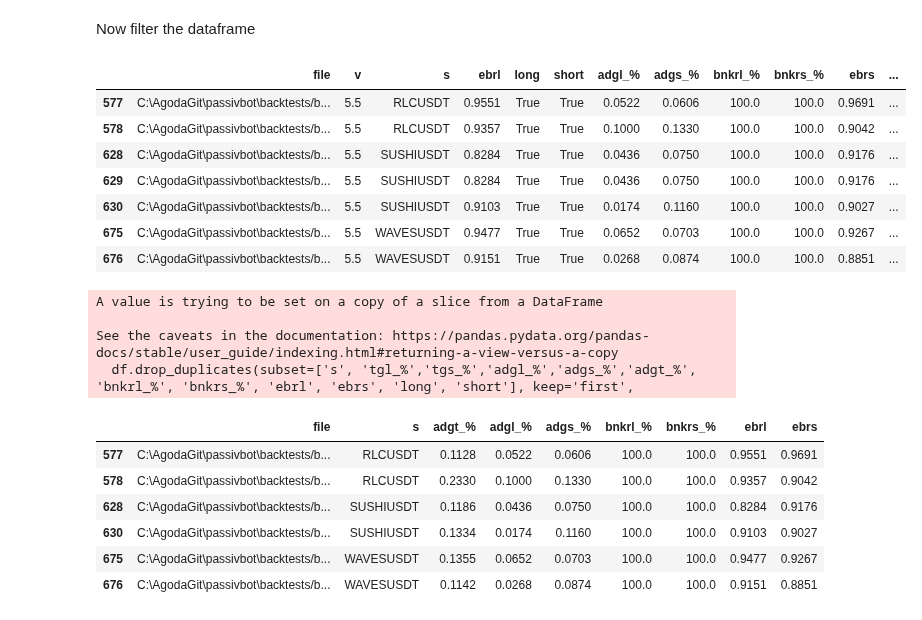
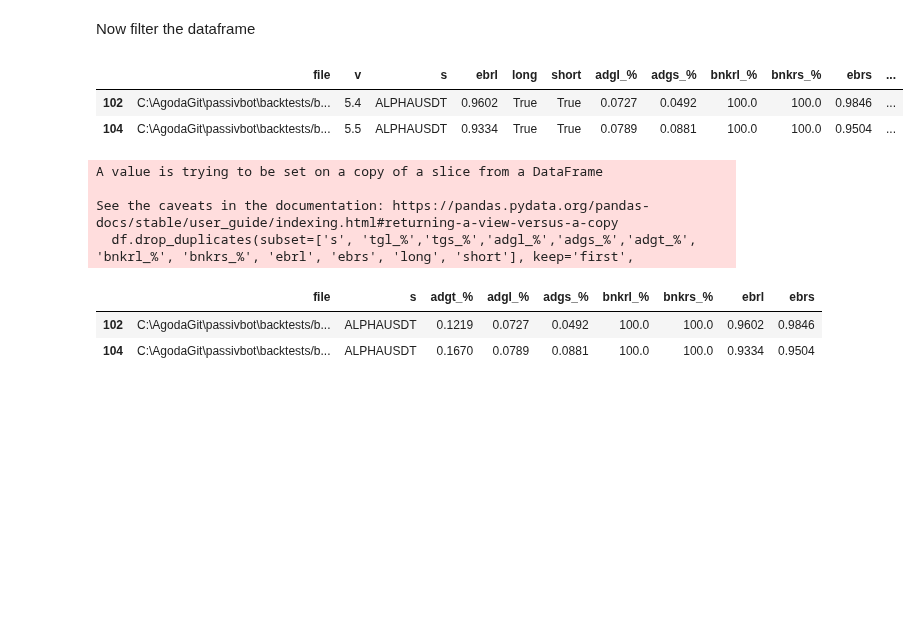
Before and after one commit to shroukkhan/passivbot, a Jupyter notebook: analyze_result.ipynb, the cells around one changed output. Cells and saved outputs as stored; diff of their text form; code cells hidden in the pictures; blank space fills up the shorter version.

Commit message:
Added ALPHA, increased lev

```diff
--- a/analyze_result.ipynb
+++ b/analyze_result.ipynb
@@ -81,45 +84,37 @@ allowed_symbols = ["ETHUSDT", "XRPUSDT", "1000SHIBUSDT", "DOGEUSDT", "ADAUSDT",
                    "ONEUSDT", "OMGUSDT", "XLMUSDT", "RUNEUSDT", "ENJUSDT",
                    "CELRUSDT", "SXPUSDT", "1INCHUSDT", "SRMUSDT", "COTIUSDT",
                    "ZECUSDT", "QTUMUSDT", "GRTUSDT", "DENTUSDT", "SFPUSDT",
                    "STORJUSDT", "IOTAUSDT", "HOTUSDT", "NEOUSDT", "COMPUSDT",
                    "LINAUSDT", "KAVAUSDT", "BATUSDT", "WAVESUSDT", "IOSTUSDT",
                    "ALPHAUSDT", "RLCUSDT", "HBARUSDT", "DODOUSDT", "XMRUSDT",
                    "SNXUSDT", "ANKRUSDT", "DASHUSDT", "REEFUSDT", "ZENUSDT",
                    "CVCUSDT", "RENUSDT", "ICXUSDT", "RSRUSDT", "SKLUSDT",
                    "NKNUSDT", "BELUSDT", "ONTUSDT", "OGNUSDT", "BLZUSDT",
                    "MTLUSDT", "CTKUSDT", "RVNUSDT", "LITUSDT", "MKRUSDT",
                    "OCEANUSDT", "ZILUSDT", "UNFIUSDT", "BANDUSDT", "YFIIUSDT",
                    "TOMOUSDT", "TRBUSDT", "KNCUSDT", "STMXUSDT", "ZRXUSDT",
                    "SCUSDT", "AKROUSDT", "XEMUSDT", "FLMUSDT", "BALUSDT",
                    "BTSUSDT", "DGBUSDT", "DEFIUSDT"]
 
-allowed_symbols = ["WAVESUSDT",
-"SUSHIUSDT",
-"RLCUSDT",
-"BNBUSDT",]
+allowed_symbols = ["ALPHAUSDT"]
 big_data['adgt_%'] = big_data['adgl_%']+big_data['adgs_%']
 df = big_data[(big_data.s.isin(allowed_symbols))
               & (big_data['long'] == True)
               & (big_data['short'] == True)
               & (big_data['adgt_%'] > 0.1 )
               & (big_data['bnkrl_%'] > 95.0)
               & (big_data['bnkrs_%'] > 95.0)
-              & (big_data['v'] == '5.5')
+              #& (big_data['v'] == '5.5')
 
     # & (big_data['tg_%'] > 10)
     # & (big_data['ebr'] > .85)
               ]
 #df['total_adg'] = big_data['adgl_%'] + big_data['adgs_%']
 df
 # %% [output]
 |  | file | v | s | ebrl | long | short | adgl_% | adgs_% | bnkrl_% | bnkrs_% | ebrs | ... |
-| 577 | C:\AgodaGit\passivbot\backtests/b... | 5.5 | RLCUSDT | 0.9551 | True | True | 0.0522 | 0.0606 | 100.0 | 100.0 | 0.9691 | ... |
-| 578 | C:\AgodaGit\passivbot\backtests/b... | 5.5 | RLCUSDT | 0.9357 | True | True | 0.1000 | 0.1330 | 100.0 | 100.0 | 0.9042 | ... |
-| 628 | C:\AgodaGit\passivbot\backtests/b... | 5.5 | SUSHIUSDT | 0.8284 | True | True | 0.0436 | 0.0750 | 100.0 | 100.0 | 0.9176 | ... |
-| 629 | C:\AgodaGit\passivbot\backtests/b... | 5.5 | SUSHIUSDT | 0.8284 | True | True | 0.0436 | 0.0750 | 100.0 | 100.0 | 0.9176 | ... |
-| 630 | C:\AgodaGit\passivbot\backtests/b... | 5.5 | SUSHIUSDT | 0.9103 | True | True | 0.0174 | 0.1160 | 100.0 | 100.0 | 0.9027 | ... |
-| 675 | C:\AgodaGit\passivbot\backtests/b... | 5.5 | WAVESUSDT | 0.9477 | True | True | 0.0652 | 0.0703 | 100.0 | 100.0 | 0.9267 | ... |
-| 676 | C:\AgodaGit\passivbot\backtests/b... | 5.5 | WAVESUSDT | 0.9151 | True | True | 0.0268 | 0.0874 | 100.0 | 100.0 | 0.8851 | ... |
+| 102 | C:\AgodaGit\passivbot\backtests/b... | 5.4 | ALPHAUSDT | 0.9602 | True | True | 0.0727 | 0.0492 | 100.0 | 100.0 | 0.9846 | ... |
+| 104 | C:\AgodaGit\passivbot\backtests/b... | 5.5 | ALPHAUSDT | 0.9334 | True | True | 0.0789 | 0.0881 | 100.0 | 100.0 | 0.9504 | ... |
 # %%
 df.drop_duplicates(subset=['s', 'tgl_%','tgs_%','adgl_%','adgs_%','adgt_%', 'bnkrl_%', 'bnkrs_%', 'ebrl', 'ebrs', 'long', 'short'], keep='first',
                    inplace=True)
@@ -131,9 +126,5 @@ A value is trying to be set on a copy of a slice from a DataFrame
 See the caveats in the documentation: https://pandas.pydata.org/pandas-docs/stable/user_guide/indexing.html#returning-a-view-versus-a-copy
   df.drop_duplicates(subset=['s', 'tgl_%','tgs_%','adgl_%','adgs_%','adgt_%', 'bnkrl_%', 'bnkrs_%', 'ebrl', 'ebrs', 'long', 'short'], keep='first',
 |  | file | s | adgt_% | adgl_% | adgs_% | bnkrl_% | bnkrs_% | ebrl | ebrs |
-| 577 | C:\AgodaGit\passivbot\backtests/b... | RLCUSDT | 0.1128 | 0.0522 | 0.0606 | 100.0 | 100.0 | 0.9551 | 0.9691 |
-| 578 | C:\AgodaGit\passivbot\backtests/b... | RLCUSDT | 0.2330 | 0.1000 | 0.1330 | 100.0 | 100.0 | 0.9357 | 0.9042 |
-| 628 | C:\AgodaGit\passivbot\backtests/b... | SUSHIUSDT | 0.1186 | 0.0436 | 0.0750 | 100.0 | 100.0 | 0.8284 | 0.9176 |
-| 630 | C:\AgodaGit\passivbot\backtests/b... | SUSHIUSDT | 0.1334 | 0.0174 | 0.1160 | 100.0 | 100.0 | 0.9103 | 0.9027 |
-| 675 | C:\AgodaGit\passivbot\backtests/b... | WAVESUSDT | 0.1355 | 0.0652 | 0.0703 | 100.0 | 100.0 | 0.9477 | 0.9267 |
-| 676 | C:\AgodaGit\passivbot\backtests/b... | WAVESUSDT | 0.1142 | 0.0268 | 0.0874 | 100.0 | 100.0 | 0.9151 | 0.8851 |
+| 102 | C:\AgodaGit\passivbot\backtests/b... | ALPHAUSDT | 0.1219 | 0.0727 | 0.0492 | 100.0 | 100.0 | 0.9602 | 0.9846 |
+| 104 | C:\AgodaGit\passivbot\backtests/b... | ALPHAUSDT | 0.1670 | 0.0789 | 0.0881 | 100.0 | 100.0 | 0.9334 | 0.9504 |
```
Also changed, not shown: parts of 2 cells of this notebook, 5 other files.
